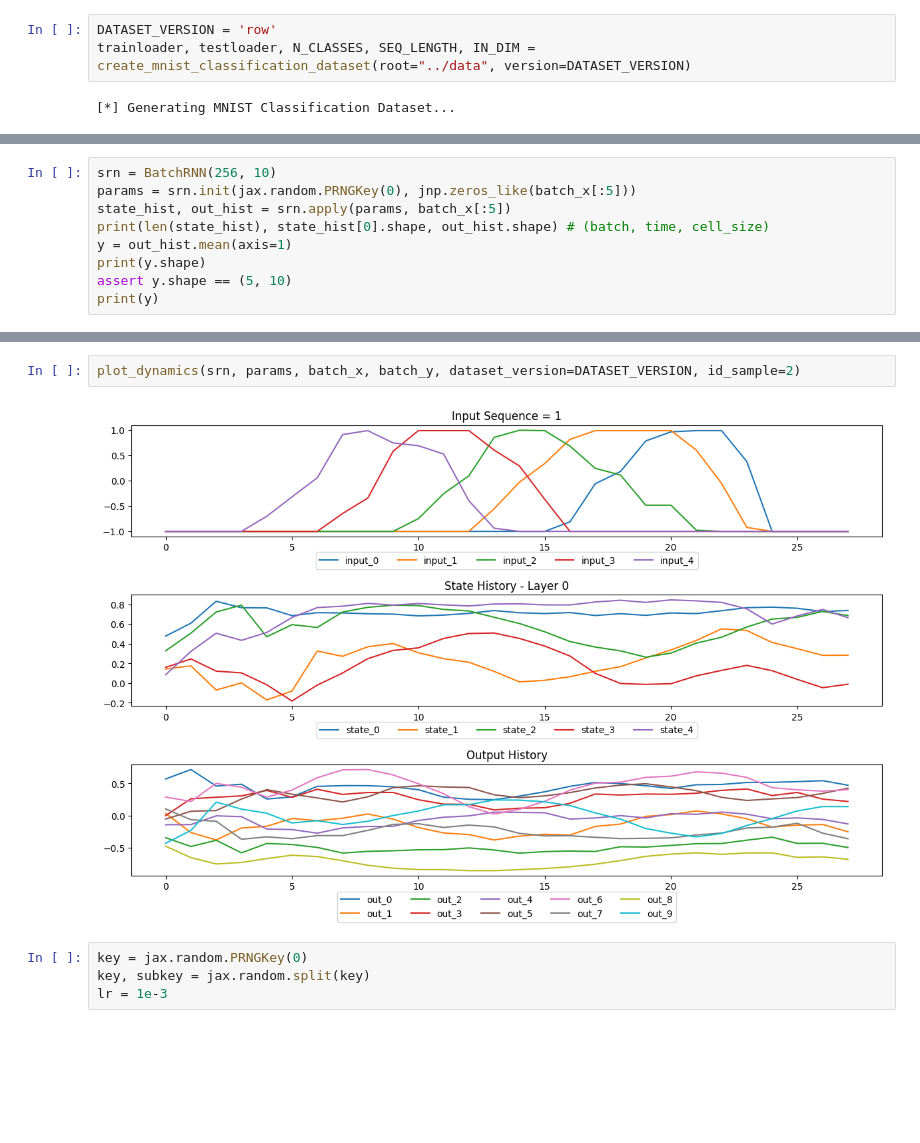
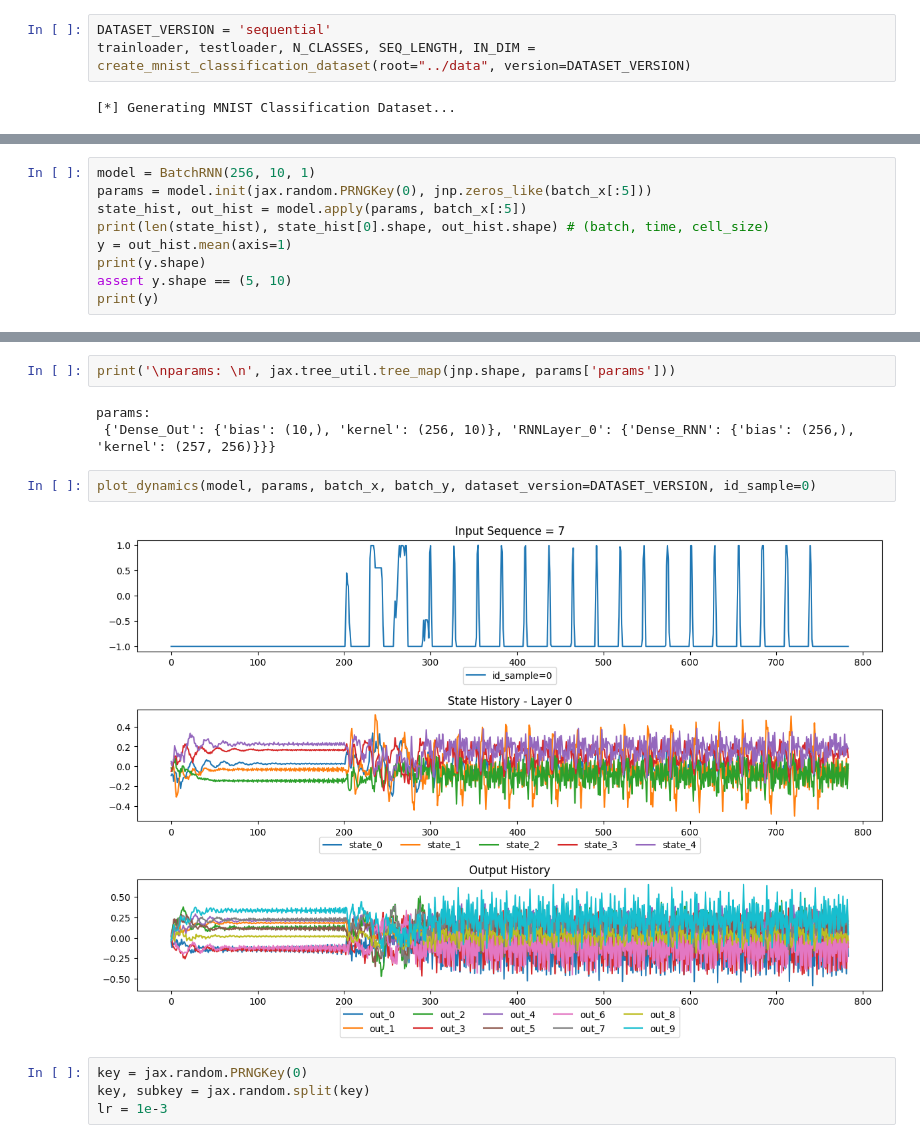
Before and after one commit to TristanTorchet/LearningJAX, a Jupyter notebook: Flax/flax1e_scanSRN.ipynb, the cells around one changed output, grey strips where cells are left out. Cells and saved outputs as stored; diff of their text form; blank space fills up the shorter version.

```diff
--- a/Flax/flax1e_scanSRN.ipynb
+++ b/Flax/flax1e_scanSRN.ipynb
@@ -53,7 +53,7 @@ os.environ["CUDA_VISIBLE_DEVICES"] = "0"
 # %%
 from utils import create_mnist_classification_dataset, plot_dynamics
 # %%
-DATASET_VERSION = 'row'
+DATASET_VERSION = 'sequential'
 trainloader, testloader, N_CLASSES, SEQ_LENGTH, IN_DIM = create_mnist_classification_dataset(root="../data", version=DATASET_VERSION)
 # %% [output]
 [*] Generating MNIST Classification Dataset...
@@ -109,7 +111,7 @@ BatchRNN = nn.vmap(RNN, in_axes=0, out_axes=0, variable_axes={'params': None}, s
 # %%
-srn = BatchRNN(256, 10)
-params = srn.init(jax.random.PRNGKey(0), jnp.zeros_like(batch_x[:5]))
-state_hist, out_hist = srn.apply(params, batch_x[:5])
+model = BatchRNN(256, 10, 1)
+params = model.init(jax.random.PRNGKey(0), jnp.zeros_like(batch_x[:5]))
+state_hist, out_hist = model.apply(params, batch_x[:5])
 print(len(state_hist), state_hist[0].shape, out_hist.shape) # (batch, time, cell_size)
 y = out_hist.mean(axis=1)
 print(y.shape)
@@ -154,7 +138,12 @@ params:
+# %%
+print('\nparams: \n', jax.tree_util.tree_map(jnp.shape, params['params']))
+# %% [output]
+params:
+ {'Dense_Out': {'bias': (10,), 'kernel': (256, 10)}, 'RNNLayer_0': {'Dense_RNN': {'bias': (256,), 'kernel': (257, 256)}}}
 # %%
-plot_dynamics(srn, params, batch_x, batch_y, dataset_version=DATASET_VERSION, id_sample=2)
+plot_dynamics(model, params, batch_x, batch_y, dataset_version=DATASET_VERSION, id_sample=0)
 # %% [output]
-[figure, old version]
+[figure, new version]
 # %%
 key = jax.random.PRNGKey(0)
 key, subkey = jax.random.split(key)
```
Also changed, not shown: parts of 21 cells of this notebook, 2 other files.
